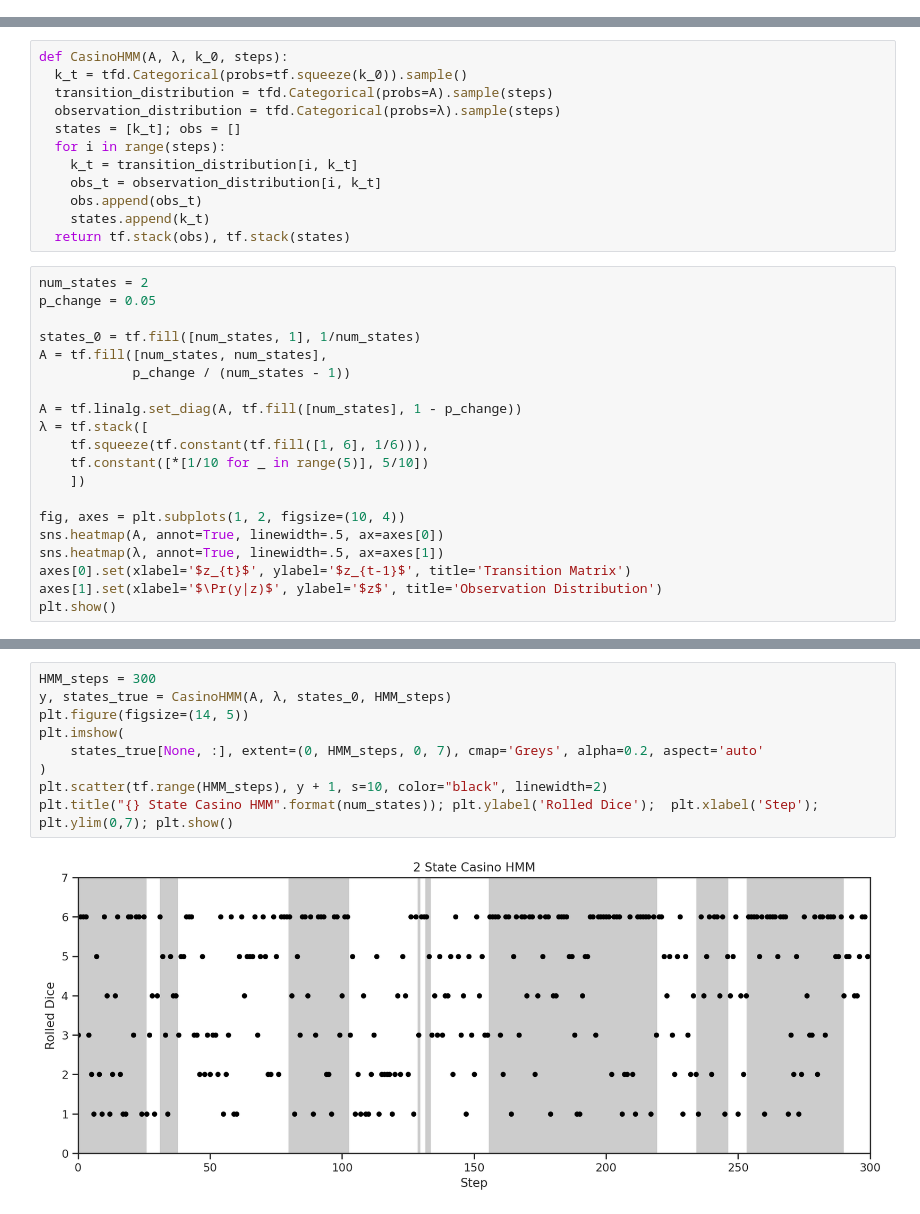
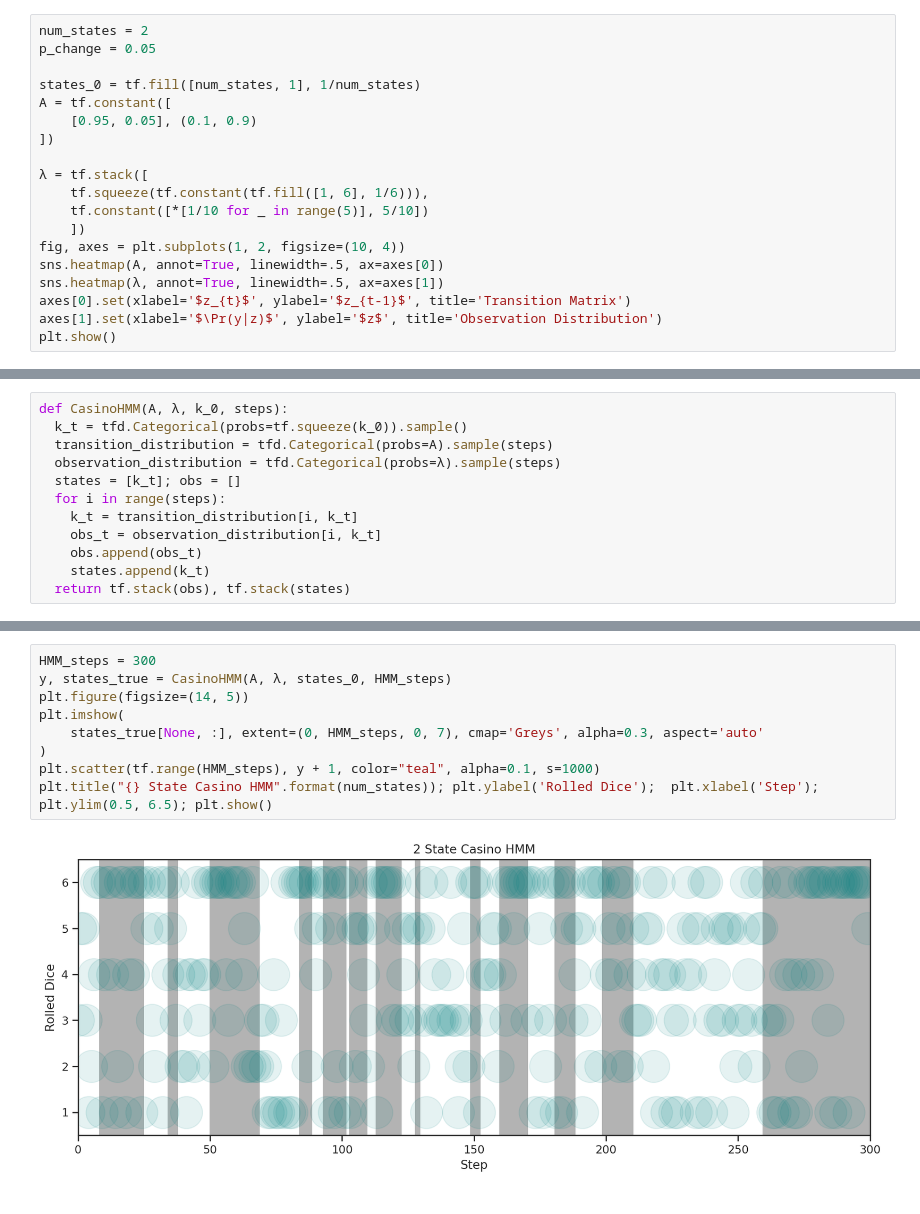
Before and after one commit to CorpuzKB/PML-Advance-Topics-notebooks, a Jupyter notebook: HMM_Inference__TensorFlow.ipynb, the cells around one changed output, grey strips where cells are left out. Saved outputs shown, nothing was run; the diff lists cells and outputs as text.

```diff
--- a/HMM_Inference__TensorFlow.ipynb
+++ b/HMM_Inference__TensorFlow.ipynb
@@ -76,3 +76,22 @@ def Viterbi(A, a, λ, steps, num_states):
 ## Casino Dice Roll State Inference
 # %% [markdown]
 ### Generate Sample Data
+# %%
+num_states = 2
+p_change = 0.05
+
+states_0 = tf.fill([num_states, 1], 1/num_states)
+A = tf.constant([
+    [0.95, 0.05], (0.1, 0.9)
+])
+
+λ = tf.stack([
+    tf.squeeze(tf.constant(tf.fill([1, 6], 1/6))),
+    tf.constant([*[1/10 for _ in range(5)], 5/10])
+    ])
+fig, axes = plt.subplots(1, 2, figsize=(10, 4))
+sns.heatmap(A, annot=True, linewidth=.5, ax=axes[0])
+sns.heatmap(λ, annot=True, linewidth=.5, ax=axes[1])
+axes[0].set(xlabel='$z_{t}$', ylabel='$z_{t-1}$', title='Transition Matrix')
+axes[1].set(xlabel='$\Pr(y|z)$', ylabel='$z$', title='Observation Distribution')
+plt.show()
@@ -88,23 +109,3 @@ def CasinoHMM(A, λ, k_0, steps):
     obs.append(obs_t)
     states.append(k_t)
   return tf.stack(obs), tf.stack(states)
-# %%
-num_states = 2
-p_change = 0.05
-
-states_0 = tf.fill([num_states, 1], 1/num_states)
-A = tf.fill([num_states, num_states],
-            p_change / (num_states - 1))
-
-A = tf.linalg.set_diag(A, tf.fill([num_states], 1 - p_change))
-λ = tf.stack([
-    tf.squeeze(tf.constant(tf.fill([1, 6], 1/6))),
-    tf.constant([*[1/10 for _ in range(5)], 5/10])
-    ])
-
-fig, axes = plt.subplots(1, 2, figsize=(10, 4))
-sns.heatmap(A, annot=True, linewidth=.5, ax=axes[0])
-sns.heatmap(λ, annot=True, linewidth=.5, ax=axes[1])
-axes[0].set(xlabel='$z_{t}$', ylabel='$z_{t-1}$', title='Transition Matrix')
-axes[1].set(xlabel='$\Pr(y|z)$', ylabel='$z$', title='Observation Distribution')
-plt.show()
@@ -113,11 +112,11 @@ plt.show()
 # %%
 HMM_steps = 300
 y, states_true = CasinoHMM(A, λ, states_0, HMM_steps)
 plt.figure(figsize=(14, 5))
 plt.imshow(
-    states_true[None, :], extent=(0, HMM_steps, 0, 7), cmap='Greys', alpha=0.2, aspect='auto'
+    states_true[None, :], extent=(0, HMM_steps, 0, 7), cmap='Greys', alpha=0.3, aspect='auto'
 )
-plt.scatter(tf.range(HMM_steps), y + 1, s=10, color="black", linewidth=2)
-plt.title("{} State Casino HMM".format(num_states)); plt.ylabel('Rolled Dice');  plt.xlabel('Step'); plt.ylim(0,7); plt.show()
+plt.scatter(tf.range(HMM_steps), y + 1, color="teal", alpha=0.1, s=1000)
+plt.title("{} State Casino HMM".format(num_states)); plt.ylabel('Rolled Dice');  plt.xlabel('Step'); plt.ylim(0.5, 6.5); plt.show()
 # %% [output]
-[figure, old version]
+[figure, new version]
```
Also changed, not shown: parts of 9 cells of this notebook.
